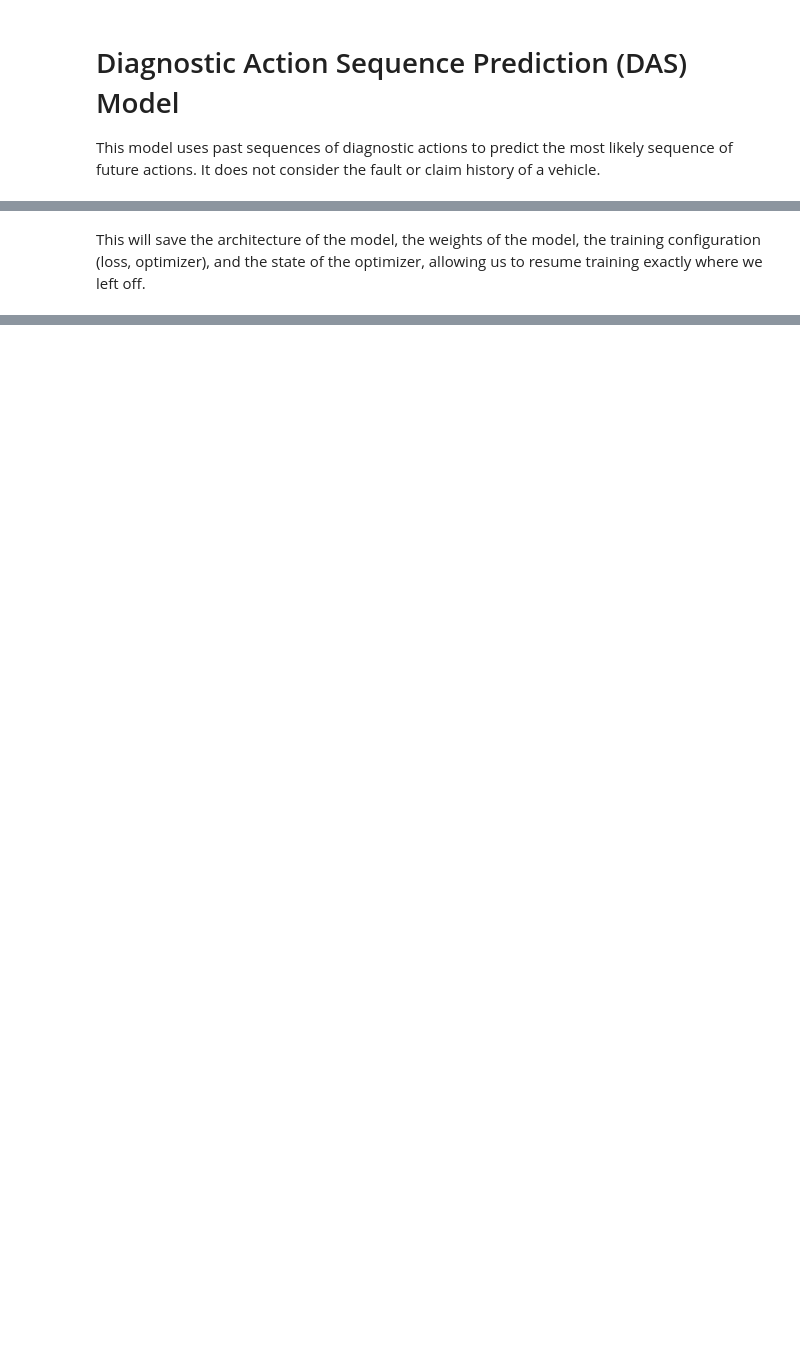
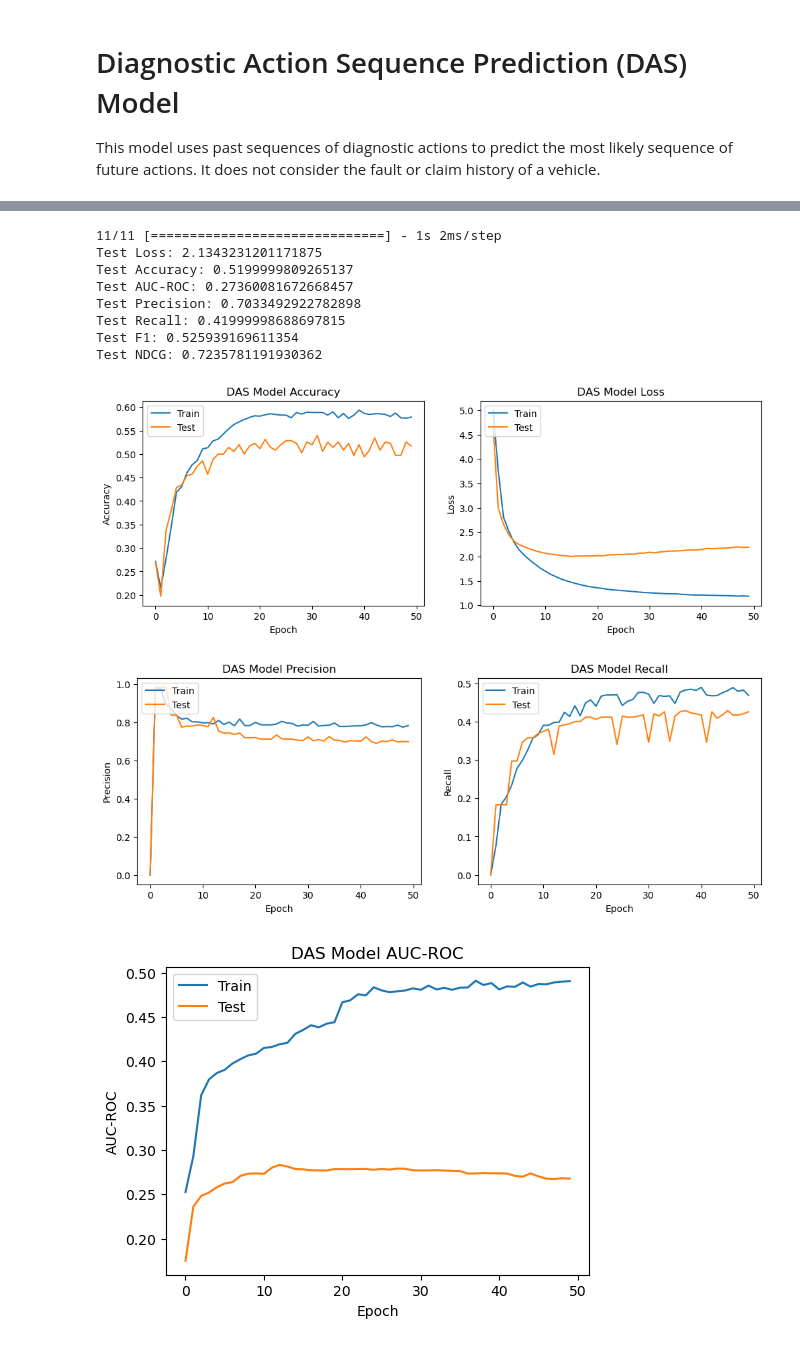
Before and after one commit to evialina/automotive_diagnostic_action_recommender, a Jupyter notebook: das_model.ipynb, the cells around one changed output, grey strips where cells are left out. Drawn from its saved outputs; the diff is of its cells as text; code cells hidden in the pictures; blank space fills up the shorter version.

```diff
--- a/das_model.ipynb
+++ b/das_model.ipynb
@@ -69,3 +52,6 @@ X_train, X_test, y_train, y_test = train_test_split(X, y, test_size=0.2, random_
+# %%
+# Train-test split
+train_input, test_input, train_out, test_out = train_test_split(X, y_onehot, test_size=0.2, random_state=42)
 # %%
 num_activities = df['otxsequence'].nunique()
 
@@ -100,9 +85,8 @@ NameError: name 'keras_nlp' is not defined
 # %%
-%%time
 early_stopping_monitor = EarlyStopping(
     monitor='accuracy',
     min_delta=0.001,  # minimum change to qualify as an improvement
-    patience=5,  # number of epochs with no improvement after which training will be stopped
+    patience=10,  # number of epochs with no improvement after which training will be stopped
     verbose=1,
     mode='auto',
     baseline=None,
@@ -111,10 +95,11 @@ early_stopping_monitor = EarlyStopping(
 
 # Train the model
 history = model.fit(
-    X_train,
-    np.expand_dims(y_train, -1),
+    train_input,
+    train_out,
     epochs=50,
-    validation_data=(X_test, np.expand_dims(y_test, -1)),
+    batch_size=32,
+    validation_data=(test_input, test_out),
     callbacks=[early_stopping_monitor])
 # %% [output]
 Epoch 1/50
@@ -206,2 +154,24 @@ Test Accuracy: 0.9949226379394531
-# %% [markdown]
-This will save the architecture of the model, the weights of the model, the training configuration (loss, optimizer), and the state of the optimizer, allowing us to resume training exactly where we left off.
+# %%
+from sklearn.metrics import ndcg_score
+from model_utils import save_plot_accuracy_loss, save_plot_precision_recall, save_plot_auc
+
+# Evaluate the performance of the model on the test data
+loss, accuracy, auc, precision, recall = model.evaluate(test_input, test_out)
+f1 = 2 * (recall * precision / (recall + precision))
+y_pred = model.predict(test_input)
+ndcg = ndcg_score(test_out, y_pred)
+
+print(f"Test Loss: {loss}")
+print(f"Test Accuracy: {accuracy}")
+print(f"Test AUC-ROC: {auc}")
+print(f"Test Precision: {precision}")
+print(f"Test Recall: {recall}")
+print(f"Test F1: {f1}")
+print(f"Test NDCG: {ndcg}")
+
+save_plot_accuracy_loss(history, 'DAS', f'{MODEL_NAME}/{MODEL_NAME}_training')
+save_plot_precision_recall(history, 'DAS', f'{MODEL_NAME}/{MODEL_NAME}_training2')
+save_plot_auc(history, 'DAS', f'{MODEL_NAME}/{MODEL_NAME}_training3')
+
+plt.savefig(f'out/models/{MODEL_NAME}/{MODEL_NAME}_training.png')
+# %% [output]
@@ -208,2 +193,13 @@ This will save the architecture of the model, the weights of the model, the trai
+11/11 [==============================] - 1s 2ms/step
+Test Loss: 2.1343231201171875
+Test Accuracy: 0.5199999809265137
+Test AUC-ROC: 0.27360081672668457
+Test Precision: 0.7033492922782898
+Test Recall: 0.41999998688697815
+Test F1: 0.525939169611354
+Test NDCG: 0.7235781191930362
+[figure, added]
+[figure, added]
+[figure, added]
 # %%
 timestamp = datetime.now().strftime("%Y%m%d_%H%M%S")
```
Also changed, not shown: parts of 12 cells of this notebook, 15 other files.
